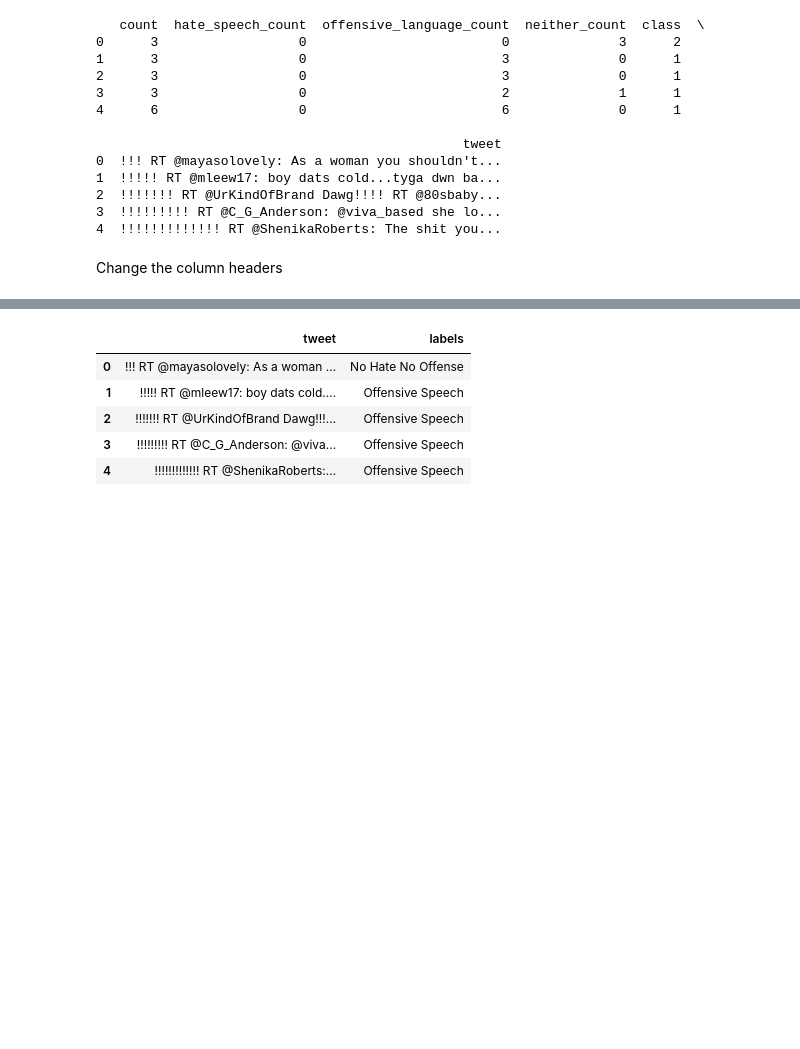
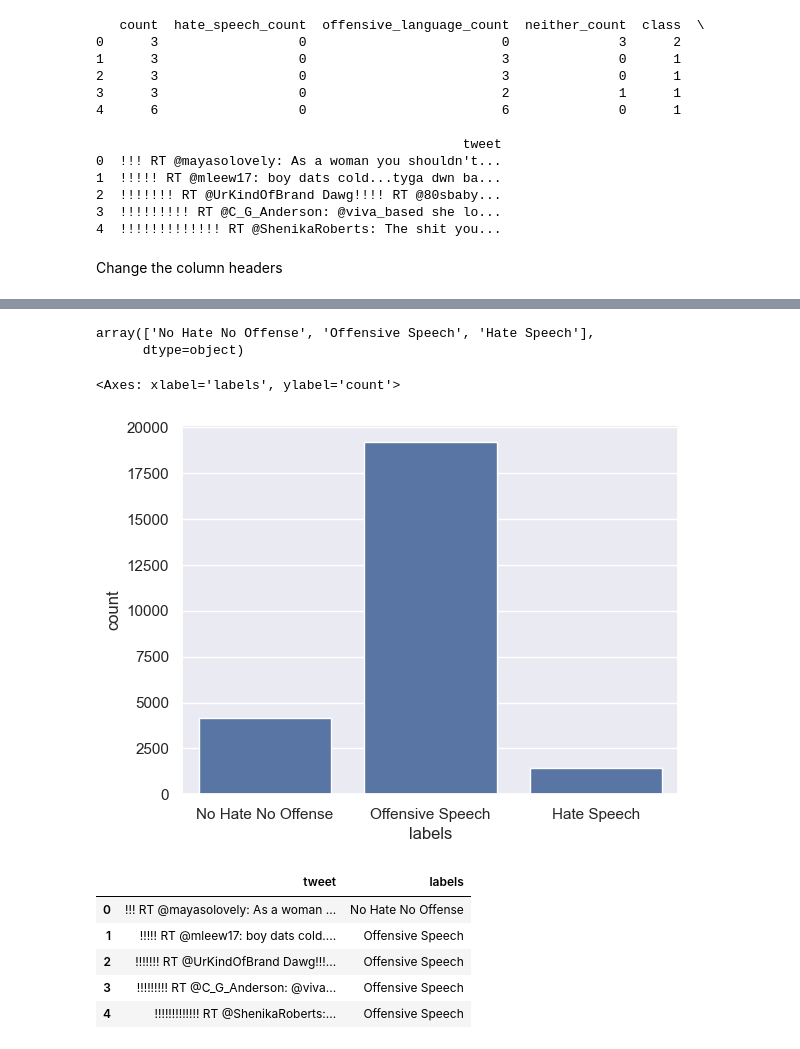
Before and after one commit to egoodluck/Hate_Speech_Detection_Model, a Jupyter notebook: nltk_for_hatespeech_detection.ipynb, the cells around one changed output, grey strips where cells are left out. Drawn from its saved outputs; the diff is of its cells as text; code cells hidden in the pictures; blank space fills up the shorter version.

```diff
--- a/nltk_for_hatespeech_detection.ipynb
+++ b/nltk_for_hatespeech_detection.ipynb
@@ -19,8 +19,8 @@ stemmer = nltk.SnowballStemmer('english')
 # %% [markdown]
 Read the data and see the beginning part
 # %%
-data = pd.read_csv('train.csv')
-print(data.head())
+data_df = pd.read_csv('train.csv')
+print(data_df.head())
 # %% [output]
    count  hate_speech_count  offensive_language_count  neither_count  class  \
 0      3                  0                         0              3      2
@@ -38,5 +38,5 @@ print(data.head())
 # %% [markdown]
 Change the column headers
 # %%
-data['labels'] = data['class'].map({0:'Hate Speech', 1:'Offensive Speech',2:'No Hate No Offense'})
-data = data[['tweet','labels']]
+data_df['labels'] = data_df['class'].map({0:'Hate Speech', 1:'Offensive Speech',2:'No Hate No Offense'})
+data_df = data_df[['tweet','labels']]
@@ -43 +51,13 @@ data = data[['tweet','labels']]
+# %%
+data_df['labels'].unique()
+# %% [output]
+array(['No Hate No Offense', 'Offensive Speech', 'Hate Speech'],
+      dtype=object)
+# %%
+import seaborn as sns
+sns.set_theme()
+sns.countplot(data_df, x='labels')
+# %% [output]
+<Axes: xlabel='labels', ylabel='count'>
+[figure, added]
 # %%
```
Also changed, not shown: parts of 7 cells of this notebook.
